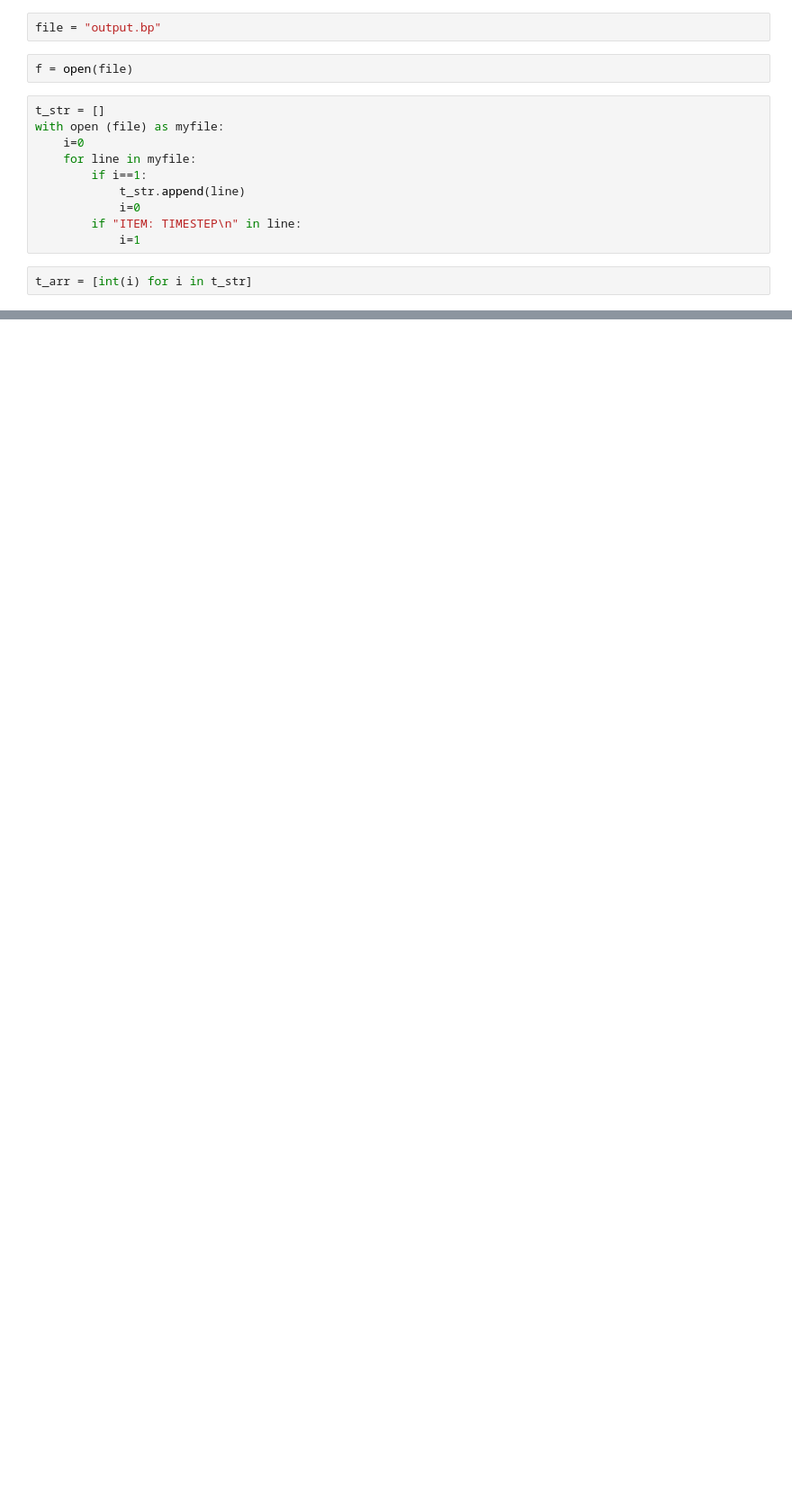
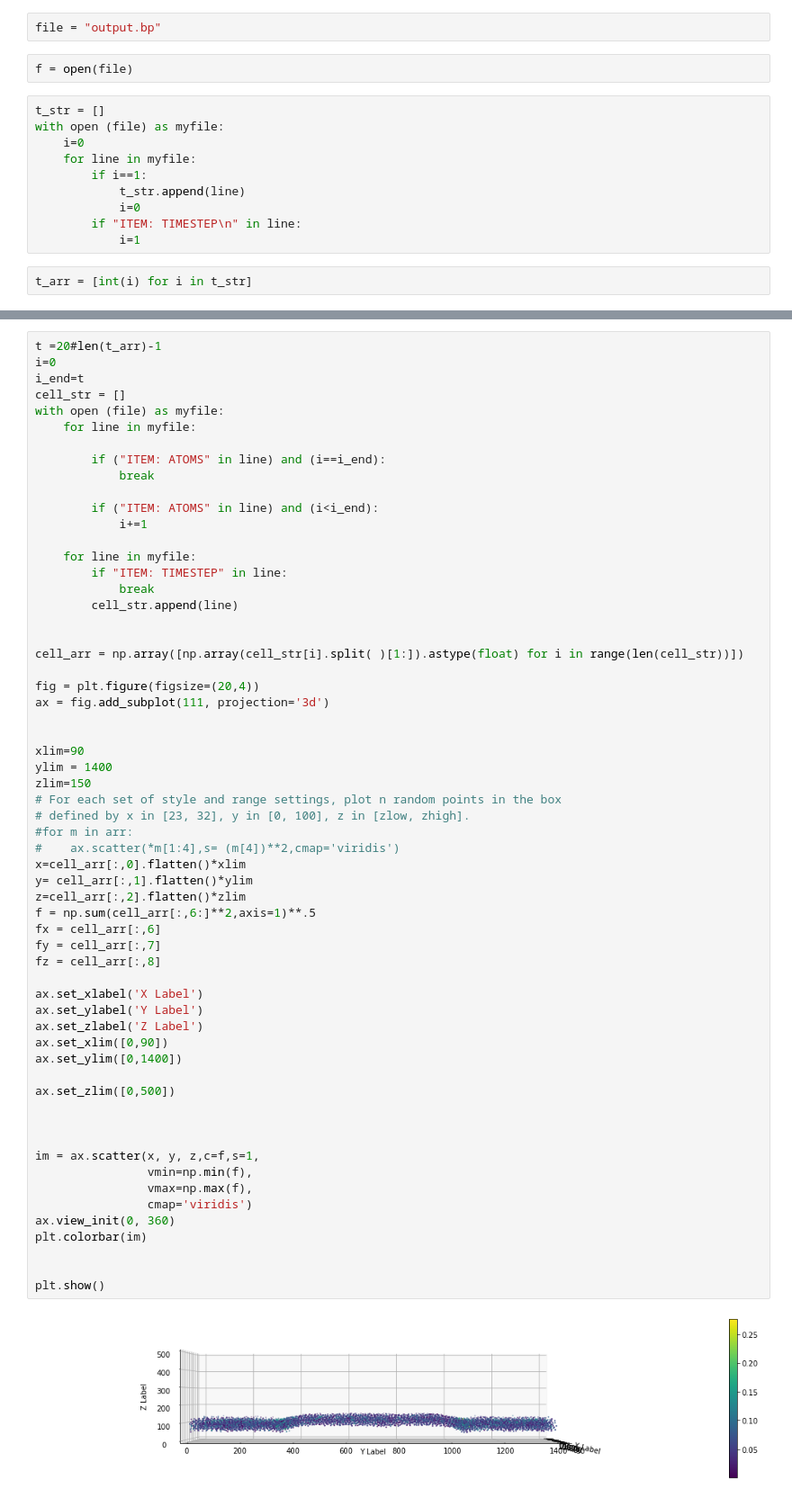
Before and after one commit to nkrishnan94/biofilm-ibm, a Jupyter notebook: sim_vis.ipynb, the cells around one changed output, grey strips where cells are left out. Shown at 90% size. Drawn from its saved outputs; the diff is of its cells as text; blank space fills up the shorter version.

Commit message:
floating wrinkle working

```diff
--- a/sim_vis.ipynb
+++ b/sim_vis.ipynb
@@ -86,0 +136,62 @@ for t in range(len(t_arr)-1):
+# %%
+t =20#len(t_arr)-1
+i=0
+i_end=t
+cell_str = []
+with open (file) as myfile:
+    for line in myfile:
+
+        if ("ITEM: ATOMS" in line) and (i==i_end):
+            break
+
+        if ("ITEM: ATOMS" in line) and (i<i_end):
+            i+=1
+
+    for line in myfile:
+        if "ITEM: TIMESTEP" in line:
+            break
+        cell_str.append(line)
+
+
+cell_arr = np.array([np.array(cell_str[i].split( )[1:]).astype(float) for i in range(len(cell_str))])
+
+fig = plt.figure(figsize=(20,4))
+ax = fig.add_subplot(111, projection='3d')
+
+
+xlim=90
+ylim = 1400
+zlim=150
+# For each set of style and range settings, plot n random points in the box
+# defined by x in [23, 32], y in [0, 100], z in [zlow, zhigh].
+#for m in arr:
+#    ax.scatter(*m[1:4],s= (m[4])**2,cmap='viridis')
+x=cell_arr[:,0].flatten()*xlim
+y= cell_arr[:,1].flatten()*ylim
+z=cell_arr[:,2].flatten()*zlim
+f = np.sum(cell_arr[:,6:]**2,axis=1)**.5
+fx = cell_arr[:,6]
+fy = cell_arr[:,7]
+fz = cell_arr[:,8]
+
+ax.set_xlabel('X Label')
+ax.set_ylabel('Y Label')
+ax.set_zlabel('Z Label')
+ax.set_xlim([0,90])
+ax.set_ylim([0,1400])
+
+ax.set_zlim([0,500])
+
+
+
+im = ax.scatter(x, y, z,c=f,s=1,
+                vmin=np.min(f),
+                vmax=np.max(f),
+                cmap='viridis')
+ax.view_init(0, 360)
+plt.colorbar(im)
+
+
+plt.show()
+# %% [output]
+[figure, added]
```
Also changed, not shown: parts of 19 cells of this notebook, 7 other files.
